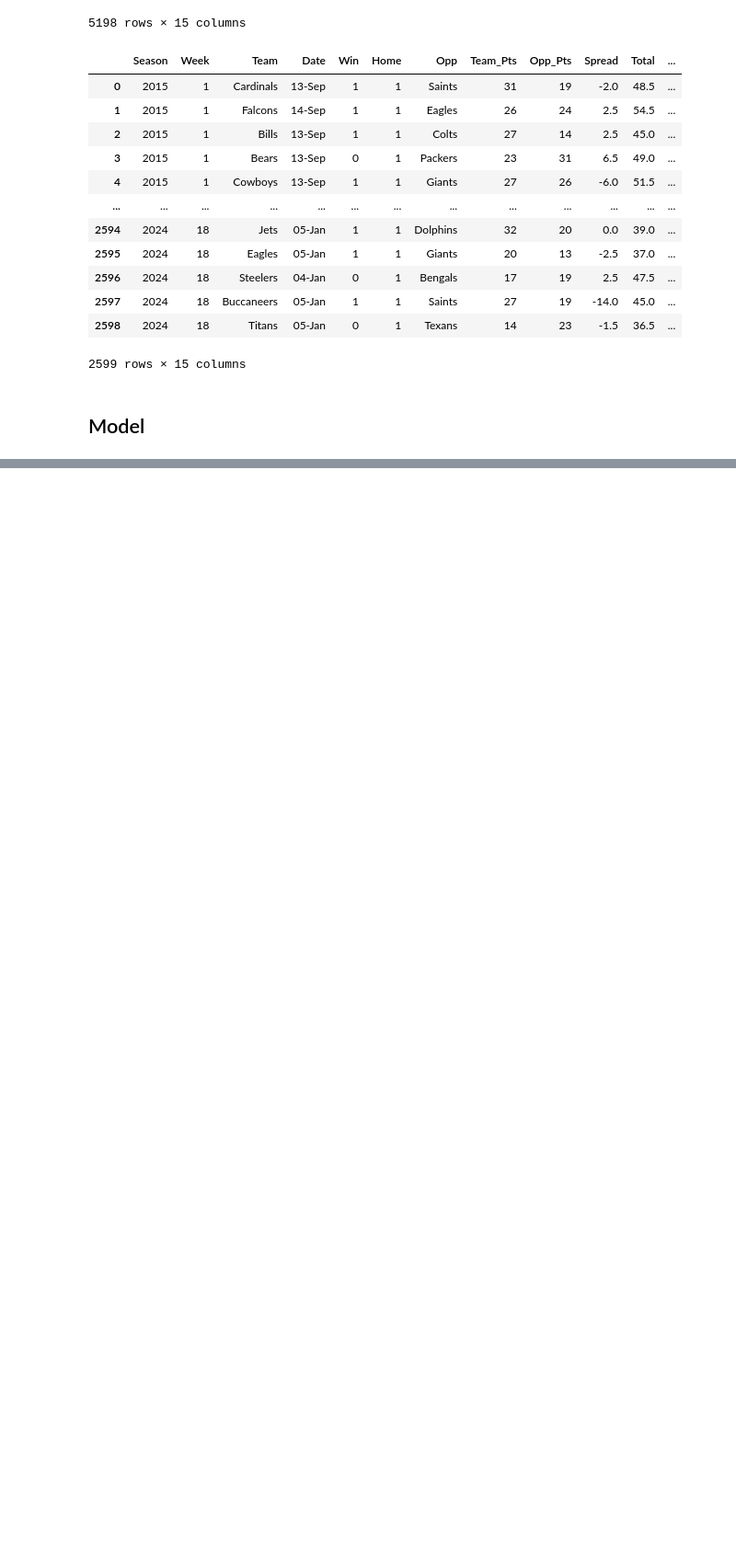
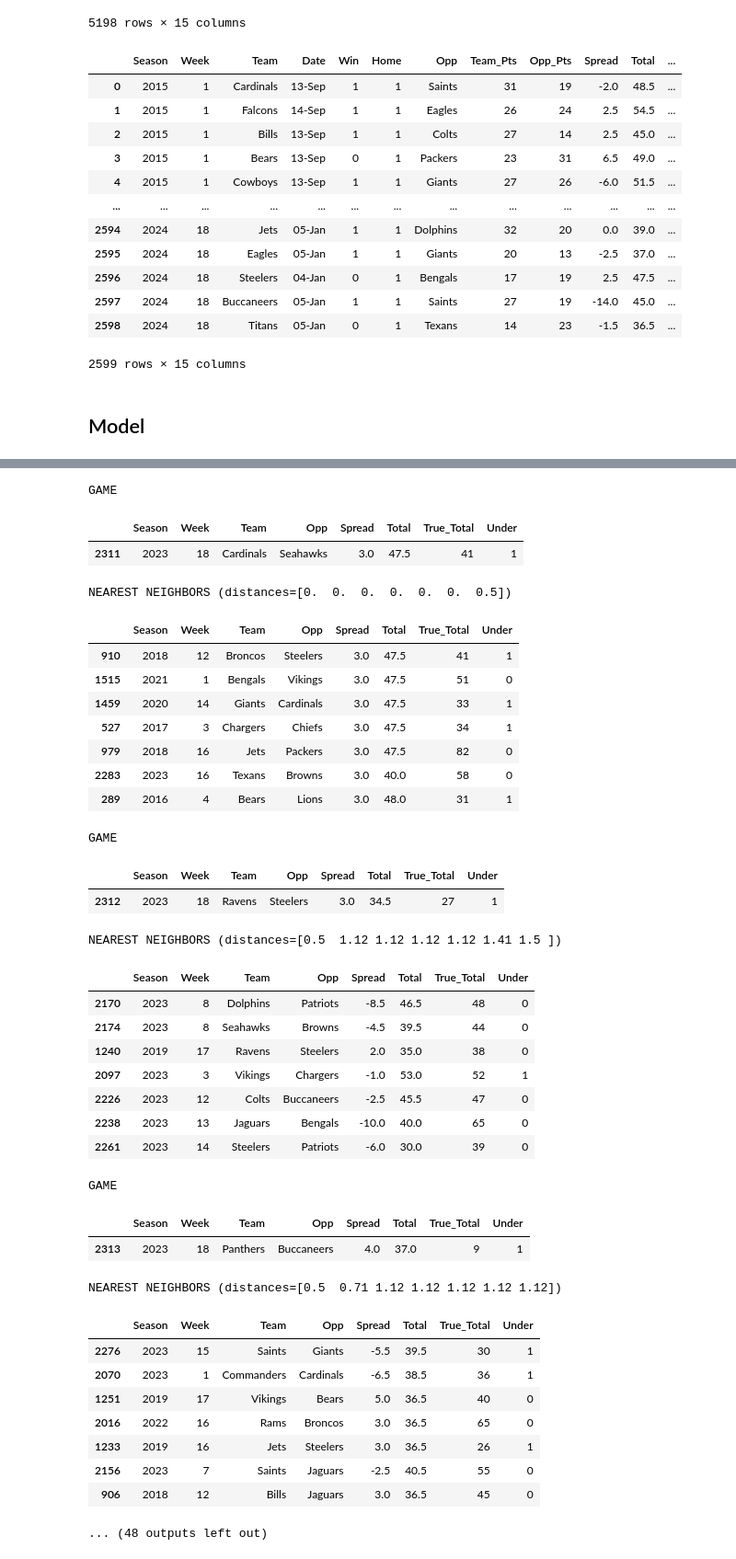
Before and after one commit to JamieYau/nfl-model, a Jupyter notebook: notebooks/nfl_model.ipynb, the cells around one changed output, grey strips where cells are left out. Shown at 92% size. Drawn from its saved outputs; the diff is of its cells as text; code cells hidden in the pictures; blank space fills up the shorter version.

```diff
--- a/notebooks/nfl_model.ipynb
+++ b/notebooks/nfl_model.ipynb
@@ -204,0 +204,55 @@ weighted avg       0.52      0.52      0.52       265
+# %%
+# Get and display the neighbors for games in Season 2023, Week 18
+# Iterate through the test instances and find their nearest neighbors
+index = 0
+for game_index, spread, total in X_test.itertuples():
+    # Get the neighbor distances and indices in the dataframe
+    nbr_distance = clf.kneighbors(X_test)[0][index]
+    nbr_index = clf.kneighbors(X_test)[1][index]
+    index += 1
+
+    print(f'GAME')
+    with pd.option_context("display.max_colwidth", None, "display.max_columns", None):
+        display(nfl_df.iloc[[game_index],:][['Season','Week','Team','Opp','Spread','Total','True_Total','Under']])
+
+    print(f'\nNEAREST NEIGHBORS (distances={np.round(nbr_distance, 2)})')
+    with pd.option_context("display.max_colwidth", None, "display.max_columns", None):
+        display(nfl_df.iloc[nbr_index,:][['Season','Week','Team','Opp','Spread','Total','True_Total','Under']])
+# %% [output]
+GAME
+|  | Season | Week | Team | Opp | Spread | Total | True_Total | Under |
+| 2311 | 2023 | 18 | Cardinals | Seahawks | 3.0 | 47.5 | 41 | 1 |
+NEAREST NEIGHBORS (distances=[0.  0.  0.  0.  0.  0.  0.5])
+|  | Season | Week | Team | Opp | Spread | Total | True_Total | Under |
+| 910 | 2018 | 12 | Broncos | Steelers | 3.0 | 47.5 | 41 | 1 |
+| 1515 | 2021 | 1 | Bengals | Vikings | 3.0 | 47.5 | 51 | 0 |
+| 1459 | 2020 | 14 | Giants | Cardinals | 3.0 | 47.5 | 33 | 1 |
+| 527 | 2017 | 3 | Chargers | Chiefs | 3.0 | 47.5 | 34 | 1 |
+| 979 | 2018 | 16 | Jets | Packers | 3.0 | 47.5 | 82 | 0 |
+| 2283 | 2023 | 16 | Texans | Browns | 3.0 | 40.0 | 58 | 0 |
+| 289 | 2016 | 4 | Bears | Lions | 3.0 | 48.0 | 31 | 1 |
+GAME
+|  | Season | Week | Team | Opp | Spread | Total | True_Total | Under |
+| 2312 | 2023 | 18 | Ravens | Steelers | 3.0 | 34.5 | 27 | 1 |
+NEAREST NEIGHBORS (distances=[0.5  1.12 1.12 1.12 1.12 1.41 1.5 ])
+|  | Season | Week | Team | Opp | Spread | Total | True_Total | Under |
+| 2170 | 2023 | 8 | Dolphins | Patriots | -8.5 | 46.5 | 48 | 0 |
+| 2174 | 2023 | 8 | Seahawks | Browns | -4.5 | 39.5 | 44 | 0 |
+| 1240 | 2019 | 17 | Ravens | Steelers | 2.0 | 35.0 | 38 | 0 |
+| 2097 | 2023 | 3 | Vikings | Chargers | -1.0 | 53.0 | 52 | 1 |
+| 2226 | 2023 | 12 | Colts | Buccaneers | -2.5 | 45.5 | 47 | 0 |
+| 2238 | 2023 | 13 | Jaguars | Bengals | -10.0 | 40.0 | 65 | 0 |
+| 2261 | 2023 | 14 | Steelers | Patriots | -6.0 | 30.0 | 39 | 0 |
+GAME
+|  | Season | Week | Team | Opp | Spread | Total | True_Total | Under |
+| 2313 | 2023 | 18 | Panthers | Buccaneers | 4.0 | 37.0 | 9 | 1 |
+NEAREST NEIGHBORS (distances=[0.5  0.71 1.12 1.12 1.12 1.12 1.12])
+|  | Season | Week | Team | Opp | Spread | Total | True_Total | Under |
+| 2276 | 2023 | 15 | Saints | Giants | -5.5 | 39.5 | 30 | 1 |
+| 2070 | 2023 | 1 | Commanders | Cardinals | -6.5 | 38.5 | 36 | 1 |
+| 1251 | 2019 | 17 | Vikings | Bears | 5.0 | 36.5 | 40 | 0 |
+| 2016 | 2022 | 16 | Rams | Broncos | 3.0 | 36.5 | 65 | 0 |
+| 1233 | 2019 | 16 | Jets | Steelers | 3.0 | 36.5 | 26 | 1 |
+| 2156 | 2023 | 7 | Saints | Jaguars | -2.5 | 40.5 | 55 | 0 |
+| 906 | 2018 | 12 | Bills | Jaguars | 3.0 | 36.5 | 45 | 0 |
+... (48 outputs left out)
```
Also changed, not shown: parts of 3 cells of this notebook, 1 other file.
